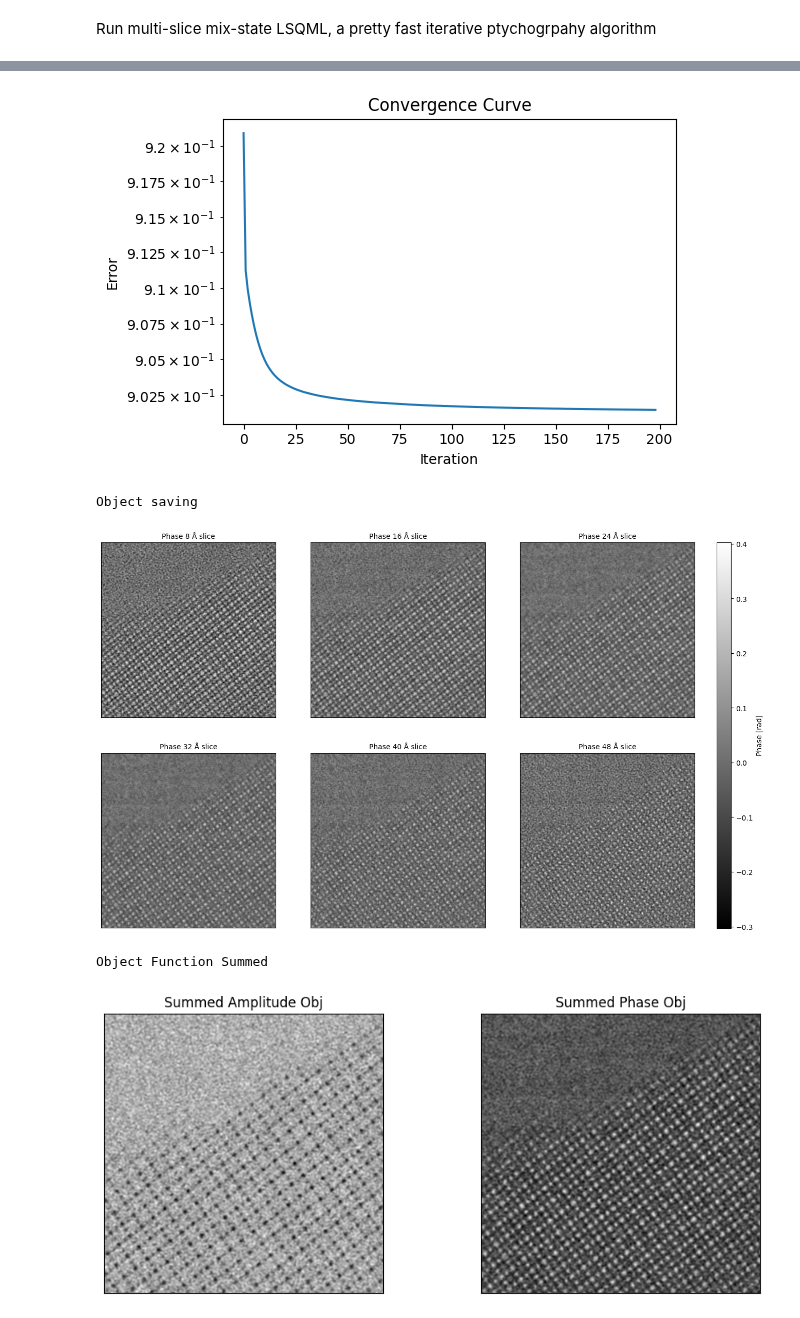
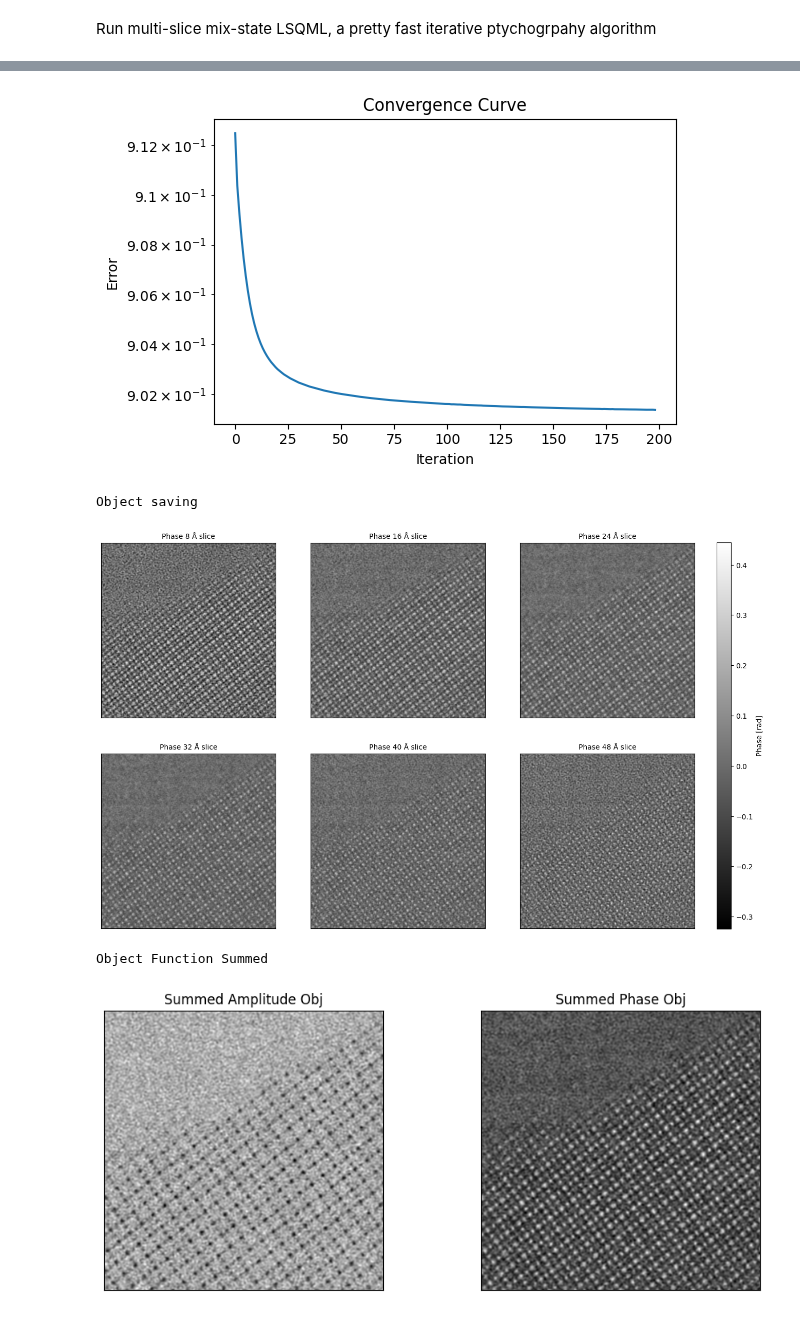
Before and after one commit to Longicorn209/Ptychee-Demo, a Jupyter notebook: run_ptyChee_04_iterative_ptychogrpahy_MAPbI3_F3sum.ipynb, the cells around one changed output, grey strips where cells are left out. Drawn from its saved outputs; the diff is of its cells as text; code cells hidden in the pictures.

```diff
--- a/run_ptyChee_04_iterative_ptychogrpahy_MAPbI3_F3sum.ipynb
+++ b/run_ptyChee_04_iterative_ptychogrpahy_MAPbI3_F3sum.ipynb
@@ -47,11 +47,11 @@ run.run_msLSQML(file, data_4D, Voltage, alpha, scan_step, scan_rotation_angle, s
         defocus,
         n_state = 2,                   # probe states number
         n_slice = 6,                   # object slices number
-        slice_thickness = 8,          # object slice thickness in Å
+        slice_thickness = 8,           # object slice thickness in Å
         iter_max = 200,                # maximum iteration numner
         s_O = 0.05,                    # step size for updating Object Function
         s_P = 0.05,                    # step size for updating Probe Function
-        n_block = 50,                  # block number：The CBEDs are divided into n_block blocks for batch computing, must be divisible by the number of scanning positions
+        n_block = 60,                  # block number：The CBEDs are divided into n_block blocks for batch computing, must be divisible by the number of scanning positions
         ks_softThreshold = 0.5,        # soft threshold to constrain the sparsity of the reciprocal space
         save_results = False,
 )
@@ -73,9 +73,9 @@ LSQ-3ML process finished in 112.5718002319336 s
 
 ################### Saving and Ploting ###################
 Error saving
-[figure, old version]
+[figure, new version]
 Object saving
-[figure, old version]
+[figure, new version]
 Object Function Summed
 [figure]
 [figure]
```
Also changed, not shown: parts of 5 cells of this notebook.
